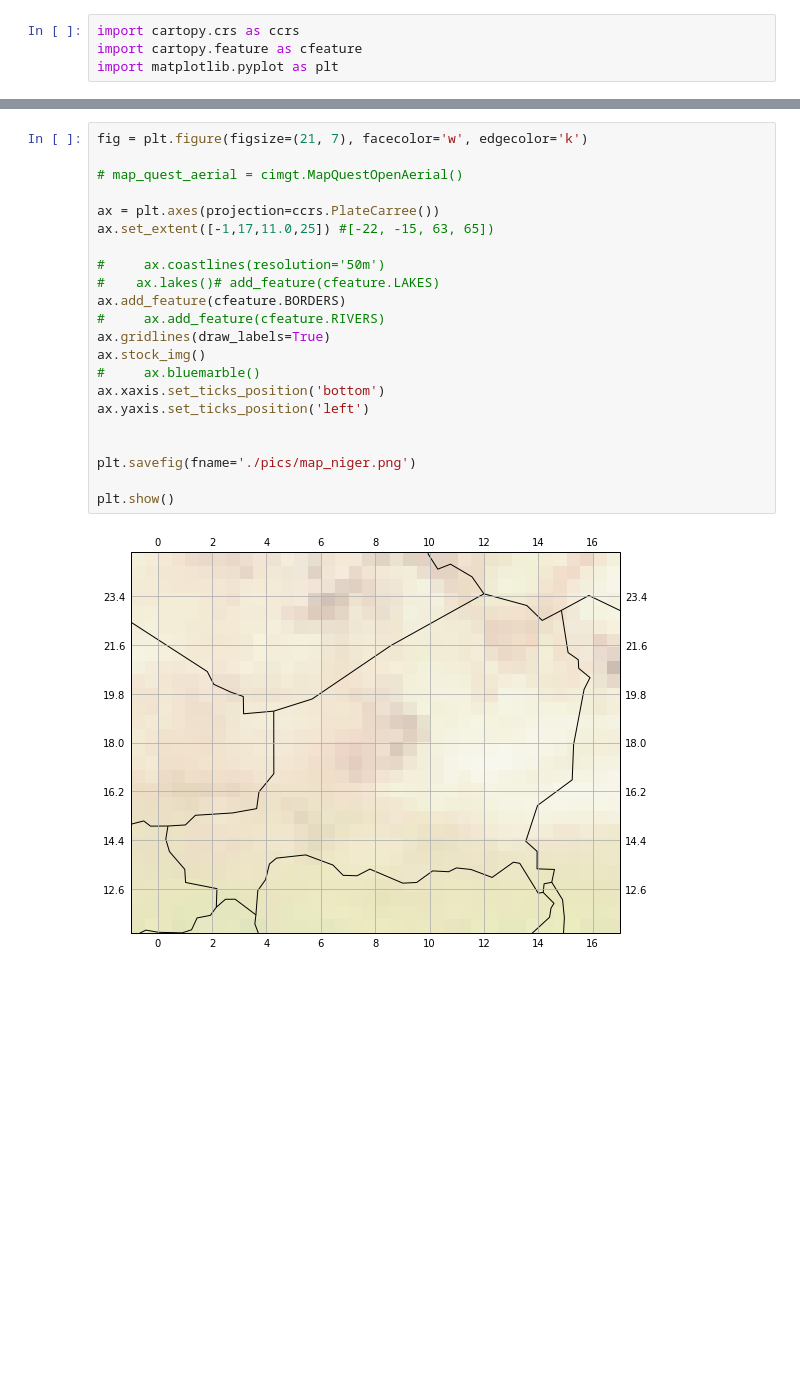
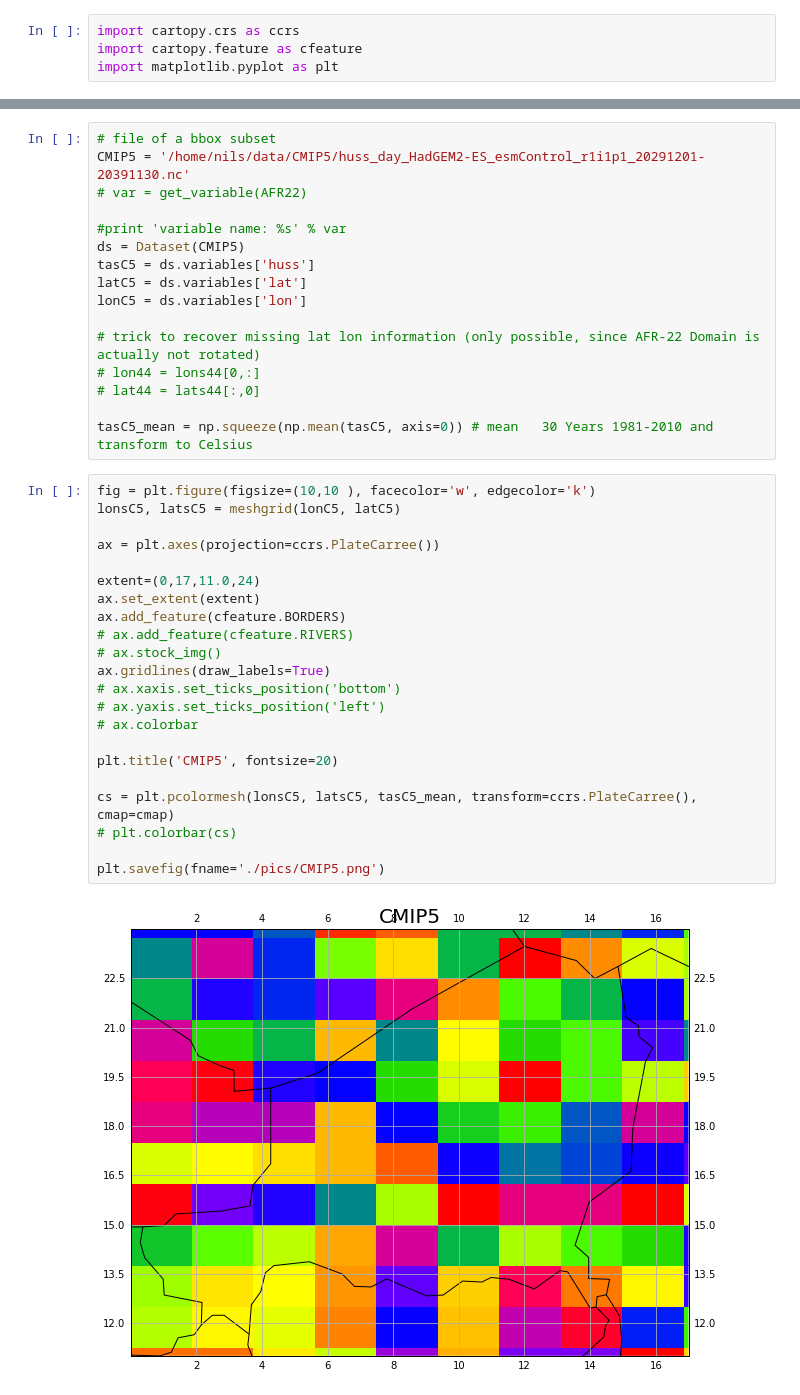
Before and after one commit to nilshempelmann/NAP_Niger, a Jupyter notebook: Map_Niger.ipynb, the cells around one changed output, grey strips where cells are left out. Cells and saved outputs as stored; diff of their text form; blank space fills up the shorter version.

Commit message:
downscaling resolutions

```diff
--- a/Map_Niger.ipynb
+++ b/Map_Niger.ipynb
@@ -45,24 +128,40 @@ from cartopy.io import img_tiles as cimgt
+# %%
+# file of a bbox subset
+CMIP5 = '/home/nils/data/CMIP5/huss_day_HadGEM2-ES_esmControl_r1i1p1_20291201-20391130.nc'
+# var = get_variable(AFR22)
+
+#print 'variable name: %s' % var
+ds = Dataset(CMIP5)
+tasC5 = ds.variables['huss']
+latC5 = ds.variables['lat']
+lonC5 = ds.variables['lon']
+
+# trick to recover missing lat lon information (only possible, since AFR-22 Domain is actually not rotated)
+# lon44 = lons44[0,:]
+# lat44 = lats44[:,0]
+
+tasC5_mean = np.squeeze(np.mean(tasC5, axis=0)) # mean   30 Years 1981-2010 and transform to Celsius
 # %%
-fig = plt.figure(figsize=(21, 7), facecolor='w', edgecolor='k')
-
-# map_quest_aerial = cimgt.MapQuestOpenAerial()
+fig = plt.figure(figsize=(10,10 ), facecolor='w', edgecolor='k')
+lonsC5, latsC5 = meshgrid(lonC5, latC5)
 
 ax = plt.axes(projection=ccrs.PlateCarree())
-ax.set_extent([-1,17,11.0,25]) #[-22, -15, 63, 65])
 
-#     ax.coastlines(resolution='50m')
-#    ax.lakes()# add_feature(cfeature.LAKES)
+extent=(0,17,11.0,24)
+ax.set_extent(extent)
 ax.add_feature(cfeature.BORDERS)
-#     ax.add_feature(cfeature.RIVERS)
+# ax.add_feature(cfeature.RIVERS)
+# ax.stock_img()
 ax.gridlines(draw_labels=True)
-ax.stock_img()
-#     ax.bluemarble()
-ax.xaxis.set_ticks_position('bottom')
-ax.yaxis.set_ticks_position('left')
+# ax.xaxis.set_ticks_position('bottom')
+# ax.yaxis.set_ticks_position('left')
+# ax.colorbar
 
+plt.title('CMIP5', fontsize=20)
 
-plt.savefig(fname='./pics/map_niger.png')
+cs = plt.pcolormesh(lonsC5, latsC5, tasC5_mean, transform=ccrs.PlateCarree(), cmap=cmap)
+# plt.colorbar(cs)
 
-plt.show()
+plt.savefig(fname='./pics/CMIP5.png')
 # %% [output]
-[figure, old version]
+[figure, new version]
```
Also changed, not shown: parts of 7 cells of this notebook, 4 other files.
